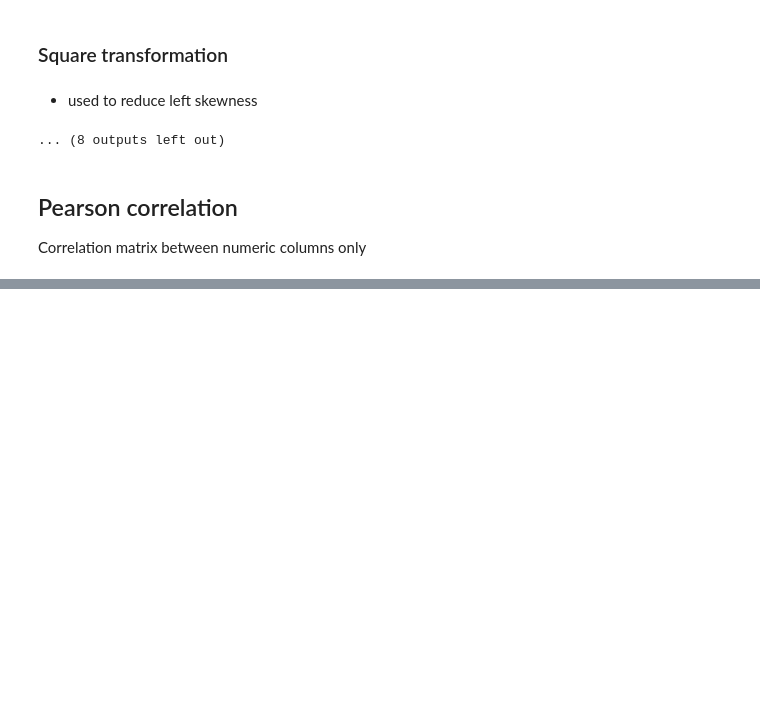
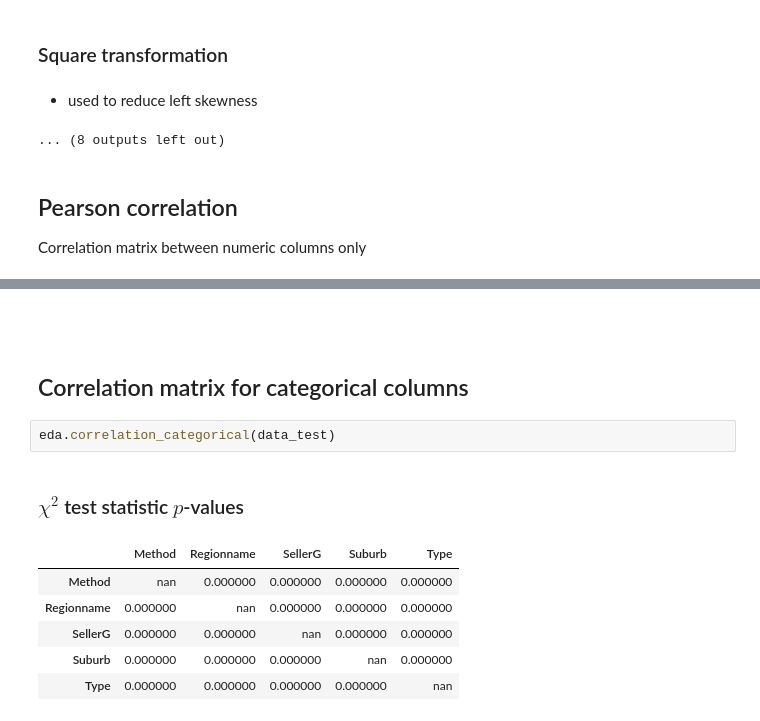
Before and after one commit to marcosalvalaggio/edamame, a Jupyter notebook: notebooks/eda_example.ipynb, the cells around one changed output, grey strips where cells are left out. Cells and saved outputs as stored; diff of their text form; blank space fills up the shorter version.

```diff
--- a/notebooks/eda_example.ipynb
+++ b/notebooks/eda_example.ipynb
@@ -446,3 +448,17 @@ eda.correlation_pearson(data_test, threshold=0.7)
 | Lattitude | NaN | NaN | NaN | NaN | NaN | NaN | NaN | NaN | NaN | NaN | ... |
 | Longtitude | NaN | NaN | NaN | NaN | NaN | NaN | NaN | NaN | NaN | NaN | ... |
 | Propertycount | NaN | NaN | NaN | NaN | NaN | NaN | NaN | NaN | NaN | NaN | ... |
+# %% [markdown]
+##
+# %% [markdown]
+## Correlation matrix for categorical columns <a class="anchor" id="cat-corr"></a>
+# %%
+eda.correlation_categorical(data_test)
+# %% [output]
+### $\chi^2$ test statistic $p$-values
+|  | Method | Regionname | SellerG | Suburb | Type |
+| Method | nan | 0.000000 | 0.000000 | 0.000000 | 0.000000 |
+| Regionname | 0.000000 | nan | 0.000000 | 0.000000 | 0.000000 |
+| SellerG | 0.000000 | 0.000000 | nan | 0.000000 | 0.000000 |
+| Suburb | 0.000000 | 0.000000 | 0.000000 | nan | 0.000000 |
+| Type | 0.000000 | 0.000000 | 0.000000 | 0.000000 | nan |
```
Also changed, not shown: parts of 4 cells of this notebook, 2 other files.
